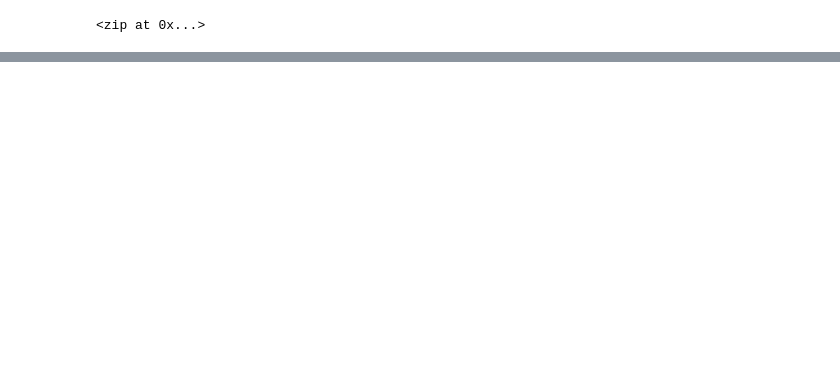
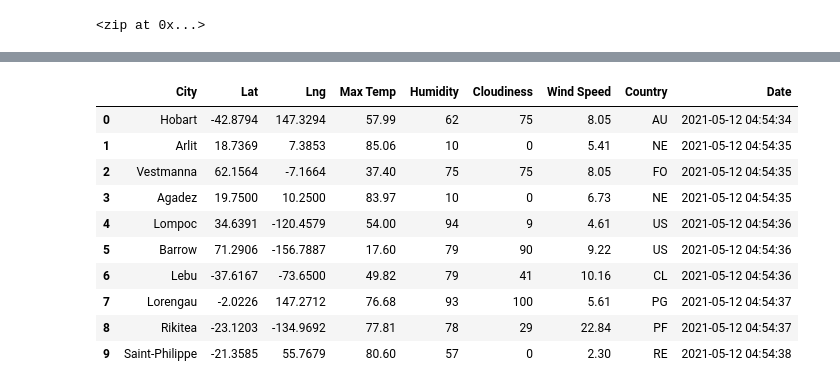
Before and after one commit to amirshirazi1/World_Weather_Analysis, a Jupyter notebook: WeatherPy.ipynb, the cells around one changed output, grey strips where cells are left out. Drawn from its saved outputs; the diff is of its cells as text; code cells hidden in the pictures; blank space fills up the shorter version.

Commit message:
Update WeatherPy, modify .gitignore, and add weather_data folder

```diff
--- a/WeatherPy.ipynb
+++ b/WeatherPy.ipynb
@@ -6,3 +1,20 @@ import numpy as np
+# %%
+# Import the dependencies.
+import pandas as pd
+import matplotlib.pyplot as plt
+import numpy as np
+
+# Import the requests library.
+import requests
+
+# Import the API key.
+from config import weather_api_key
+
+# Starting URL for API key
+url = "http://api.openweathermap.org/data/2.5/weather?units=Imperial&APPID=" + weather_api_key
+
+# Import the datetime module from the datetime library.
+from datetime import datetime
 # %%
 # Create a set of random latitude and longitude combinations.
 lats = np.random.uniform(low=-90.000, high=90.000, size=1500)
@@ -33,0 +124,16 @@ len(cities)
+# %%
+# Convert the array of dictionaries to a Pandas DataFrame.
+city_data_df = pd.DataFrame(city_data)
+city_data_df.head(10)
+# %% [output]
+|  | City | Lat | Lng | Max Temp | Humidity | Cloudiness | Wind Speed | Country | Date |
+| 0 | Hobart | -42.8794 | 147.3294 | 57.99 | 62 | 75 | 8.05 | AU | 2021-05-12 04:54:34 |
+| 1 | Arlit | 18.7369 | 7.3853 | 85.06 | 10 | 0 | 5.41 | NE | 2021-05-12 04:54:35 |
+| 2 | Vestmanna | 62.1564 | -7.1664 | 37.40 | 75 | 75 | 8.05 | FO | 2021-05-12 04:54:35 |
+| 3 | Agadez | 19.7500 | 10.2500 | 83.97 | 10 | 0 | 6.73 | NE | 2021-05-12 04:54:35 |
+| 4 | Lompoc | 34.6391 | -120.4579 | 54.00 | 94 | 9 | 4.61 | US | 2021-05-12 04:54:36 |
+| 5 | Barrow | 71.2906 | -156.7887 | 17.60 | 79 | 90 | 9.22 | US | 2021-05-12 04:54:36 |
+| 6 | Lebu | -37.6167 | -73.6500 | 49.82 | 79 | 41 | 10.16 | CL | 2021-05-12 04:54:36 |
+| 7 | Lorengau | -2.0226 | 147.2712 | 76.68 | 93 | 100 | 5.61 | PG | 2021-05-12 04:54:37 |
+| 8 | Rikitea | -23.1203 | -134.9692 | 77.81 | 78 | 29 | 22.84 | PF | 2021-05-12 04:54:37 |
+| 9 | Saint-Philippe | -21.3585 | 55.7679 | 80.60 | 57 | 0 | 2.30 | RE | 2021-05-12 04:54:38 |
```
Also changed, not shown: parts of 5 cells of this notebook, 3 other files.
